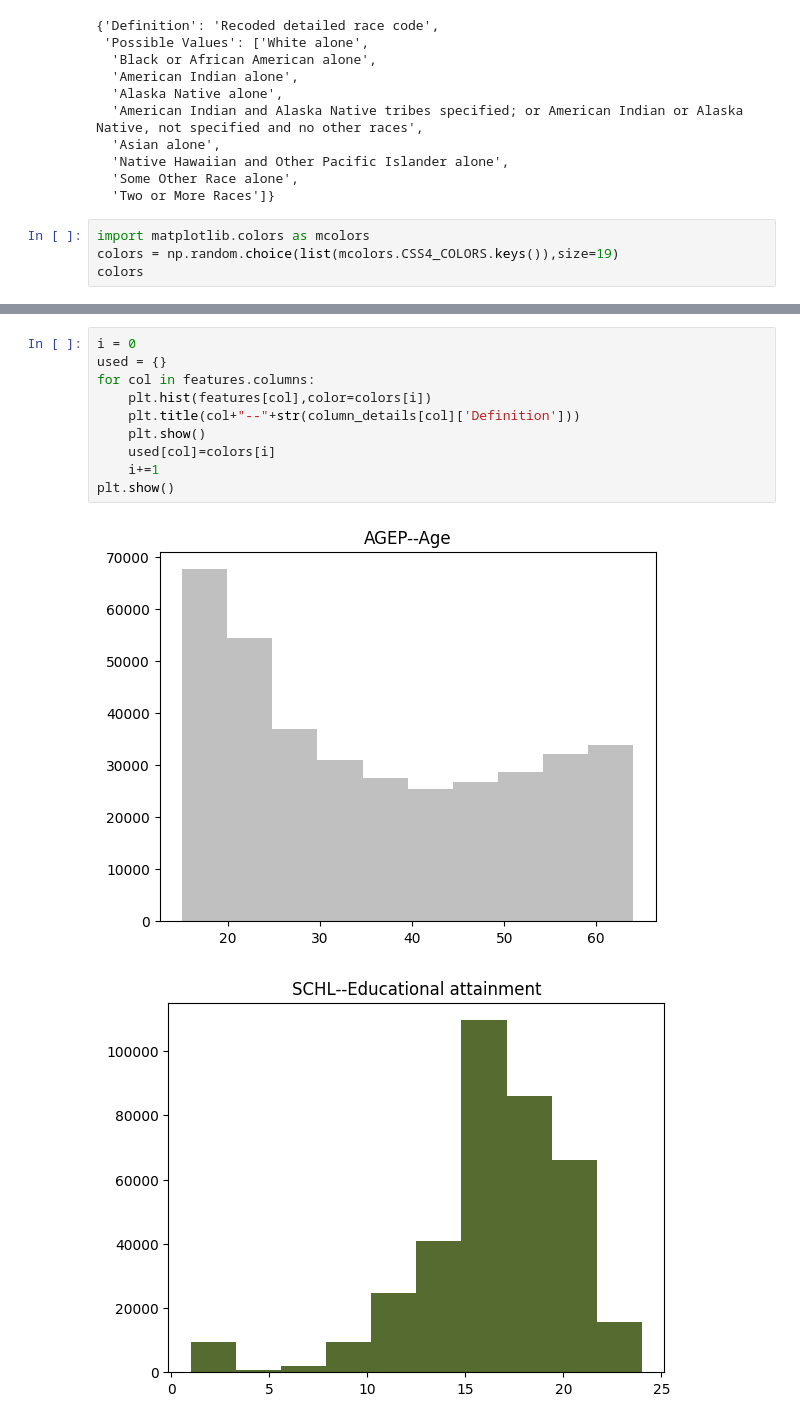
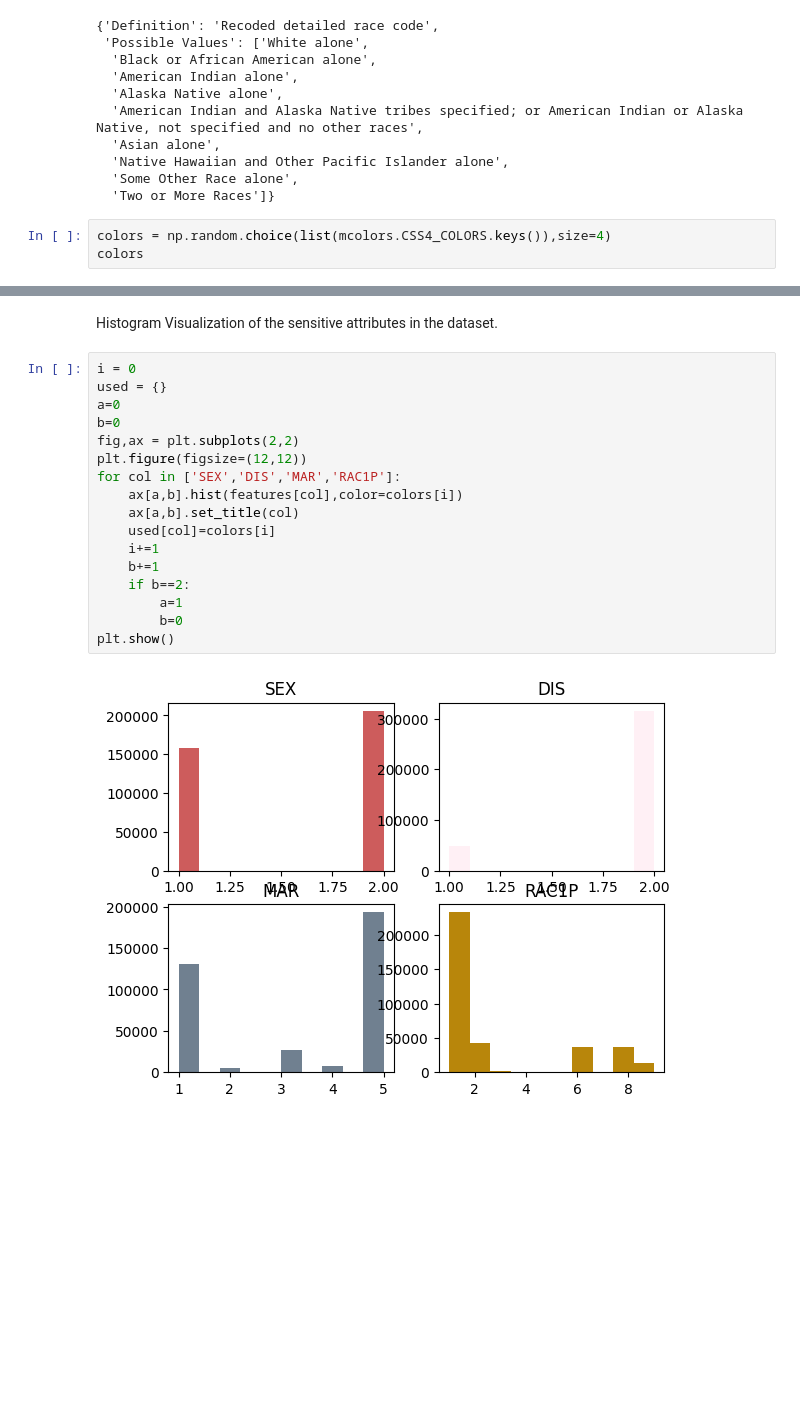
Before and after one commit to VIROOPAKSHC/Fair-And-Transparent-ML-Models, a Jupyter notebook: project.ipynb, the cells around one changed output, grey strips where cells are left out. Cells and saved outputs as stored; diff of their text form; blank space fills up the shorter version.

Commit message:
Dataset-Intervention-Function-Update

```diff
--- a/project.ipynb
+++ b/project.ipynb
@@ -125,7 +127,6 @@ column_details['RAC1P']
   'Some Other Race alone',
   'Two or More Races']}
 # %%
-import matplotlib.colors as mcolors
-colors = np.random.choice(list(mcolors.CSS4_COLORS.keys()),size=19)
+colors = np.random.choice(list(mcolors.CSS4_COLORS.keys()),size=4)
 colors
 # %% [output]
@@ -137,13 +135,21 @@ array(['silver', 'darkolivegreen', 'darkblue', 'lawngreen',
+# %% [markdown]
+<p>Histogram Visualization of the sensitive attributes in the dataset.</p>
 # %%
 i = 0
 used = {}
-for col in features.columns:
-    plt.hist(features[col],color=colors[i])
-    plt.title(col+"--"+str(column_details[col]['Definition']))
-    plt.show()
+a=0
+b=0
+fig,ax = plt.subplots(2,2)
+plt.figure(figsize=(12,12))
+for col in ['SEX','DIS','MAR','RAC1P']:
+    ax[a,b].hist(features[col],color=colors[i])
+    ax[a,b].set_title(col)
     used[col]=colors[i]
     i+=1
+    b+=1
+    if b==2:
+        a=1
+        b=0
 plt.show()
 # %% [output]
-[figure, old version]
+[figure, new version]
-[figure, removed]
```
Also changed, not shown: parts of 32 cells of this notebook.
